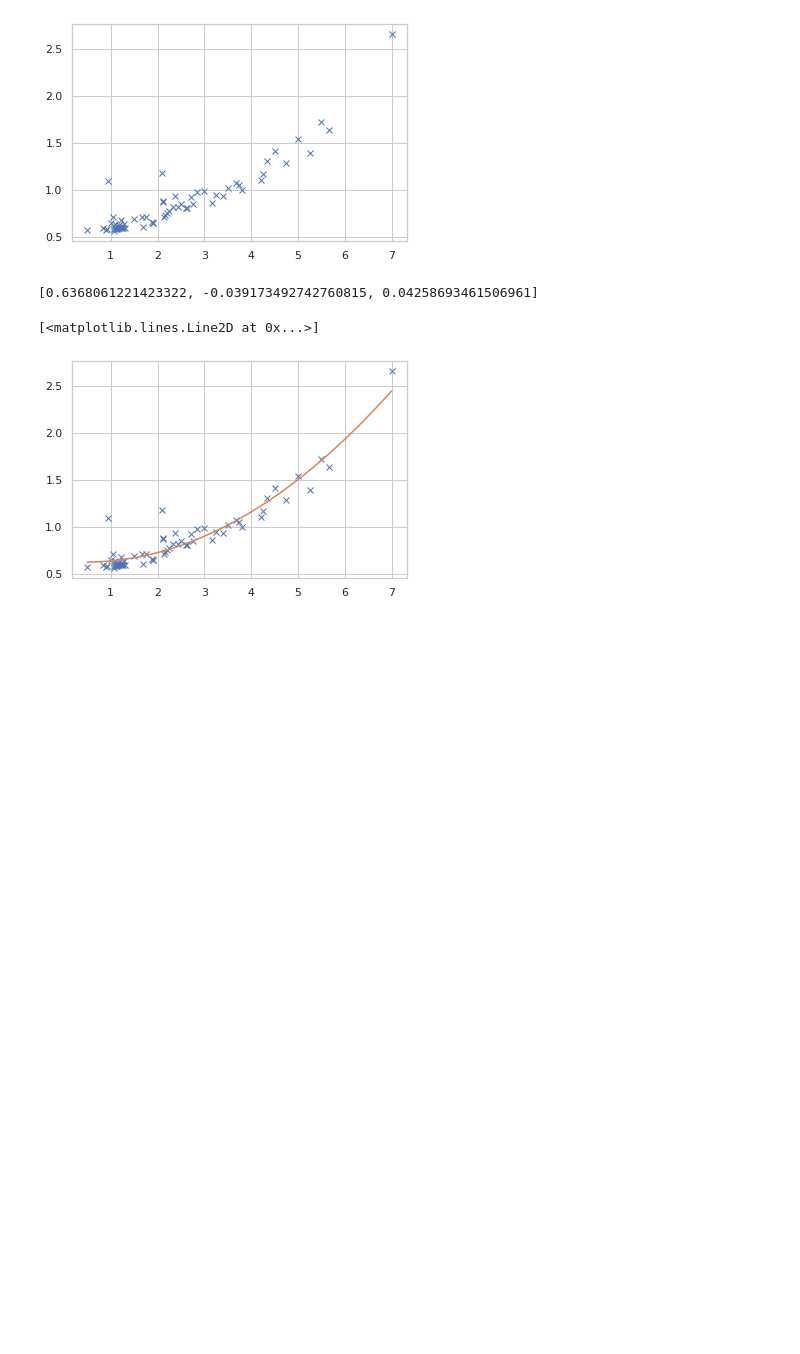
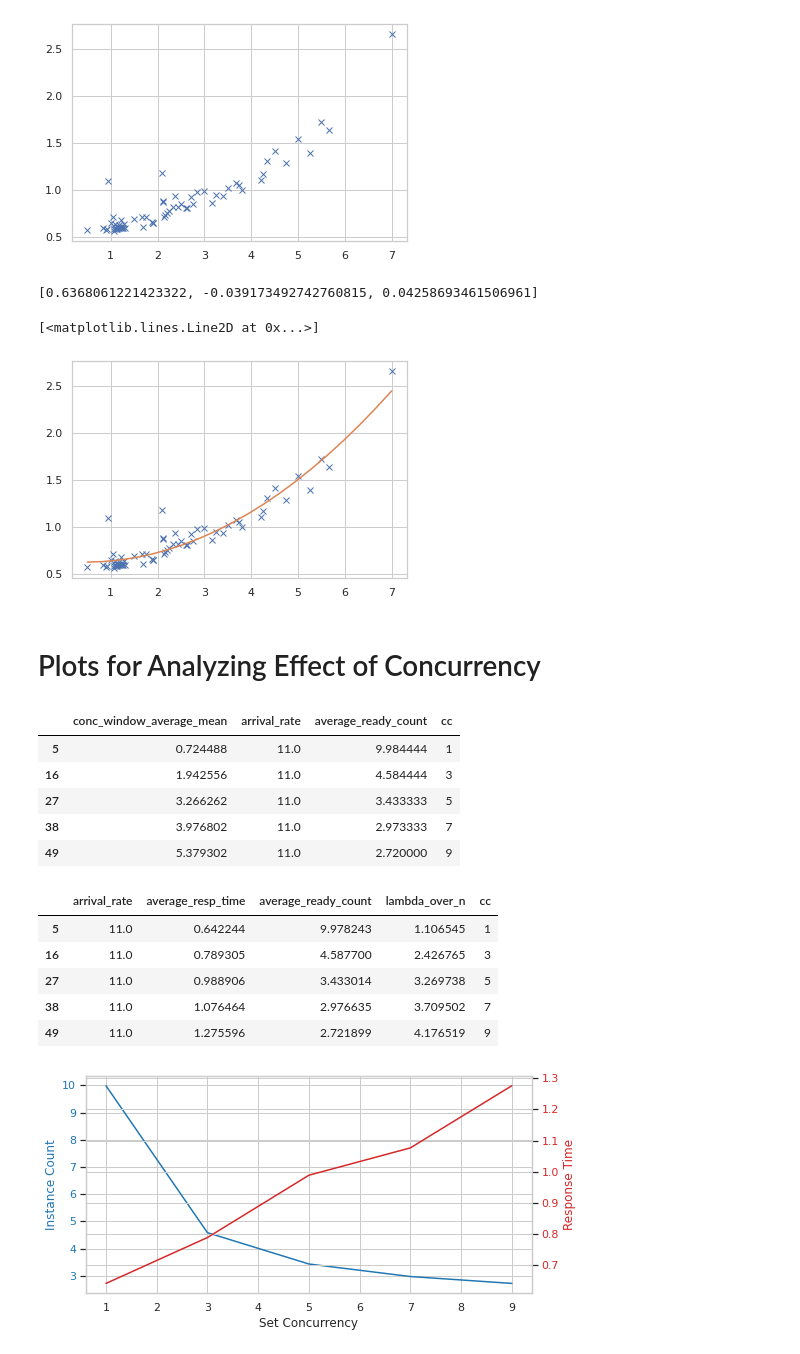
Before and after one commit to pacslab/conc-value-perf-modelling, a Jupyter notebook: experiments/experimenter/parse.ipynb, the cells around one changed output. Saved outputs shown, nothing was run; the diff lists cells and outputs as text; code cells hidden in the pictures; blank space fills up the shorter version.

Commit message:
minor change in parsing and model plot

```diff
--- a/experiments/experimenter/parse.ipynb
+++ b/experiments/experimenter/parse.ipynb
@@ -487,3 +487,41 @@ plt.plot(plt_x, plt_y)
 [0.6368061221423322, -0.039173492742760815, 0.04258693461506961]
 [<matplotlib.lines.Line2D at 0x...>]
 [figure]
+# %% [markdown]
+# Plots for Analyzing Effect of Concurrency
+# %%
+# let's see if we can make plots for effect of CC
+plot_arrival_rate = 11
+
+sub_df1 = df_logger_result[df_logger_result['arrival_rate'] == plot_arrival_rate]
+sub_df2 = df_reqs_result[df_reqs_result['arrival_rate'] == plot_arrival_rate]
+display(sub_df1.head())
+display(sub_df2.head())
+
+plt.figure(figsize=(8,4))
+color = 'tab:blue'
+ax1 = plt.gca()
+ax1.plot(sub_df1['cc'], sub_df1['average_ready_count'], color=color)
+ax1.set_xlabel('Set Concurrency')
+ax1.set_ylabel('Instance Count', color=color)
+ax1.tick_params(axis='y', labelcolor=color)
+
+color = 'tab:red'
+ax2 = plt.gca().twinx()
+ax2.plot(sub_df2['cc'], sub_df2['average_resp_time'], color)
+ax2.set_ylabel('Response Time', color=color)
+ax2.tick_params(axis='y', labelcolor=color)
+# %% [output]
+|  | conc_window_average_mean | arrival_rate | average_ready_count | cc |
+| 5 | 0.724488 | 11.0 | 9.984444 | 1 |
+| 16 | 1.942556 | 11.0 | 4.584444 | 3 |
+| 27 | 3.266262 | 11.0 | 3.433333 | 5 |
+| 38 | 3.976802 | 11.0 | 2.973333 | 7 |
+| 49 | 5.379302 | 11.0 | 2.720000 | 9 |
+|  | arrival_rate | average_resp_time | average_ready_count | lambda_over_n | cc |
+| 5 | 11.0 | 0.642244 | 9.978243 | 1.106545 | 1 |
+| 16 | 11.0 | 0.789305 | 4.587700 | 2.426765 | 3 |
+| 27 | 11.0 | 0.988906 | 3.433014 | 3.269738 | 5 |
+| 38 | 11.0 | 1.076464 | 2.976635 | 3.709502 | 7 |
+| 49 | 11.0 | 1.275596 | 2.721899 | 4.176519 | 9 |
+[figure, added]
```
Also changed, not shown: 1 other file.
